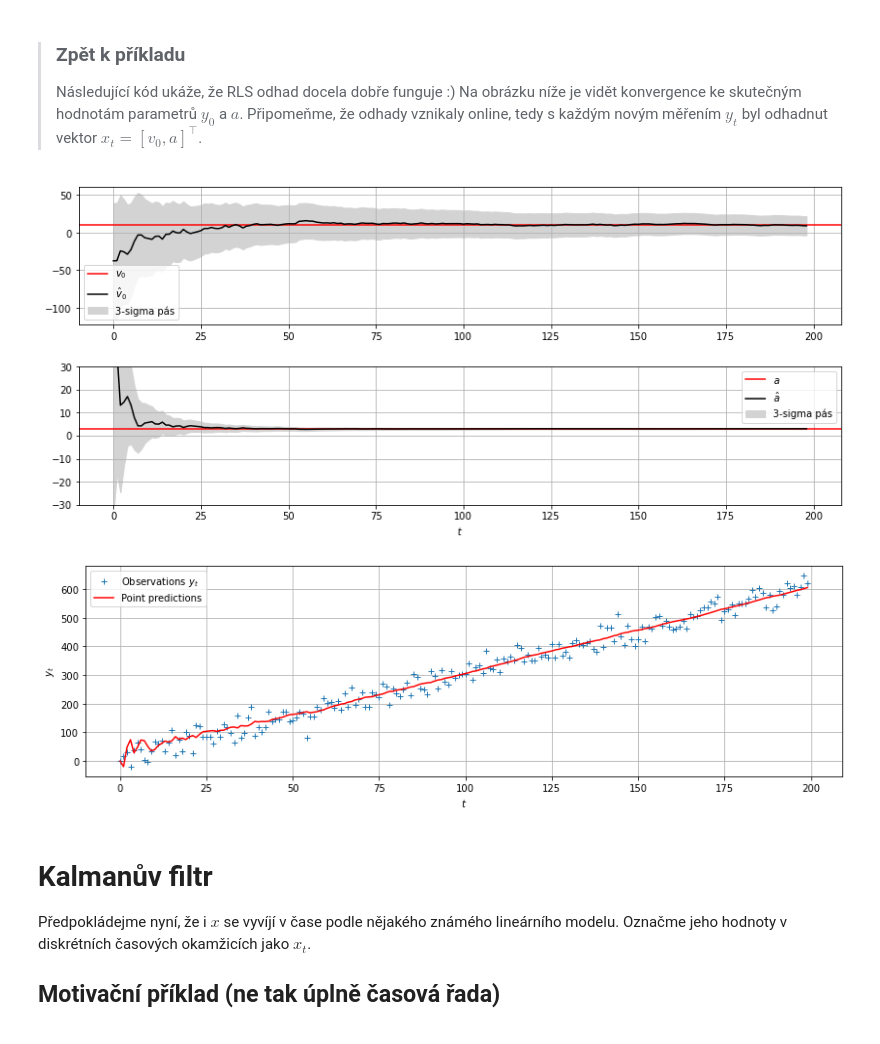
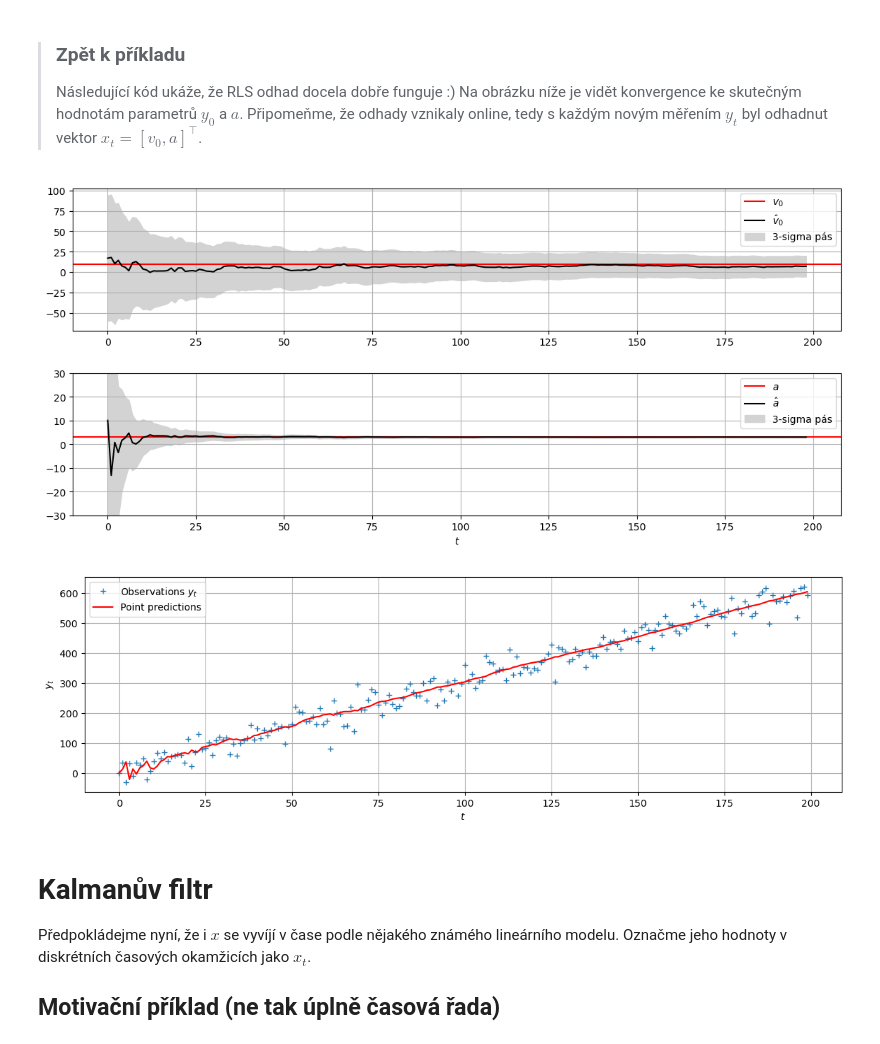
Before and after one commit to kamil-dedecius/mi-scr, a Jupyter notebook: prednasky/6.ipynb, the cells around one changed output. Saved outputs shown, nothing was run; the diff lists cells and outputs as text; code cells hidden in the pictures.

```diff
--- a/prednasky/6.ipynb
+++ b/prednasky/6.ipynb
@@ -90,7 +90,7 @@ x = np.array([[v0], [a]])
 y = np.zeros(ndat)
 for t in range(1, ndat):
     Ht = np.array([1, t])
-    y[t] = Ht.dot(x) + norm.rvs(scale=np.sqrt(R))
+    y[t] = np.squeeze(Ht @ x) + norm.rvs(scale=np.sqrt(R))
 
 plt.figure(figsize=(14,4))
 plt.plot(y, '+', label=r'Observations $y_t$')
@@ -208,8 +208,8 @@ $$
 # %%
 x_estimates = np.zeros([ndat, 2])        ### Sem budeme ukládat odhady
 P_diagonals = np.zeros([ndat, 2])        ### Sem budeme ukládat variance odhadů
-x_estimates[0] = np.array([-50, 30])     ### Počáteční odhad stavu
-P = np.eye(2) * 1000                     ### Kovariance odhadu - čím menší, tím "utaženější" odhad
+x_estimates[0] = np.array([v0, a])        ### Počáteční odhad stavu
+P = np.eye(2) * 1000                  ### Kovariance odhadu - čím menší, tím "utaženější" odhad
 
 y_predictions = np.zeros_like(y)
 
@@ -217,37 +217,37 @@ for t in range(1, ndat):
     Ht = np.array([[1, t]])
     x_est = x_estimates[t-1]
     # Predikce - ze stávajícího odhadu x(t)
-    y_predictions[t] = Ht.dot(x_est)
+    y_predictions[t] = Ht.dot(x_est).squeeze()
 
     # Update odhadu x(t) pomocí RLS
     zavorka = Ht.dot(P).dot(Ht.T) + R
     K = P.dot(Ht.T) / zavorka
     x_est = x_est + K.dot(y[t] - Ht.dot(x_est))
     zavorka_P = np.eye(2) - np.outer(K, Ht)
     P = zavorka_P.dot(P).dot(zavorka_P.T) + R * np.outer(K, K)
     x_estimates[t] = x_est.copy()
     P_diagonals[t] = P.diagonal()
 
 #x_estimates = np.array(x_estimates)
 plt.figure(figsize=(14,6))
 plt.subplot(2,1,1)
 plt.axhline(y=v0, color='red', label=r'$v_0$')
 plt.plot(x_estimates[1:,0], color='black', label=r'$\hat{v}_0$')
 plt.fill_between(np.arange(ndat-1), x_estimates[1:,0] + 3*np.sqrt(P_diagonals[1:,0]),
                  x_estimates[1:,0] - 3*np.sqrt(P_diagonals[1:,0]), color='lightgrey', label='3-sigma pás')
 plt.legend()
 plt.subplot(2,1,2)
 plt.axhline(y=a, color='red', label=r'$a$')
 plt.plot(x_estimates[1:,1], color='black', label=r'$\hat{a}$')
 plt.fill_between(np.arange(ndat-1), x_estimates[1:,1] + 3*np.sqrt(P_diagonals[1:,1]),
                  x_estimates[1:,1] - 3*np.sqrt(P_diagonals[1:,1]), color='lightgrey', label='3-sigma pás')
 
 plt.xlabel(r'$t$')
 plt.ylim((-30, 30))
 plt.legend()
 plt.show()
 # %% [output]
-[figure, old version]
+[figure, new version]
 # %%
 plt.figure(figsize=(14,4))
 plt.plot(y, '+', label=r'Observations $y_t$')
@@ -257,7 +257,7 @@ plt.ylabel(r'$y_t$')
 plt.legend()
 plt.show()
 # %% [output]
-[figure, old version]
+[figure, new version]
 # %% [markdown]
 # Kalmanův filtr
 
```
Also changed, not shown: parts of 7 cells of this notebook.
